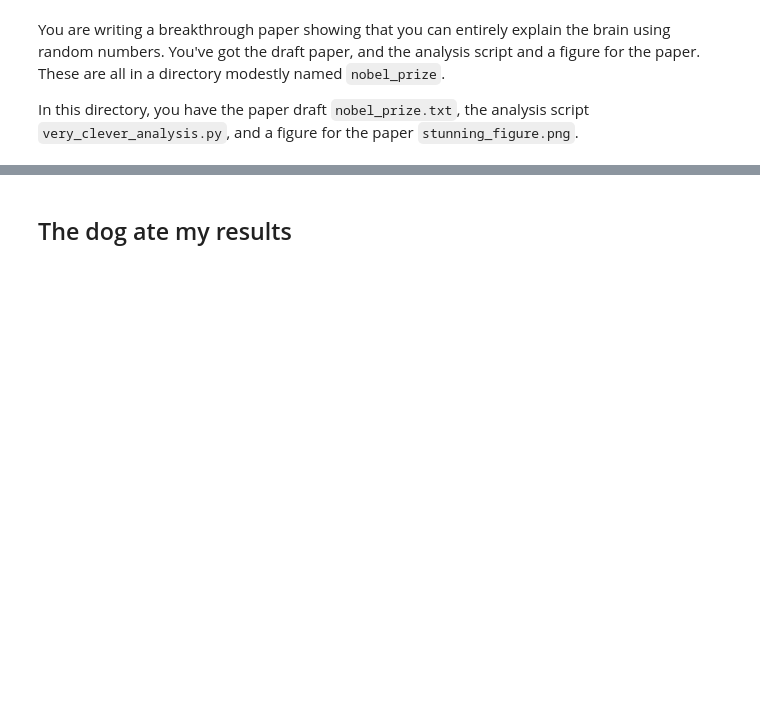
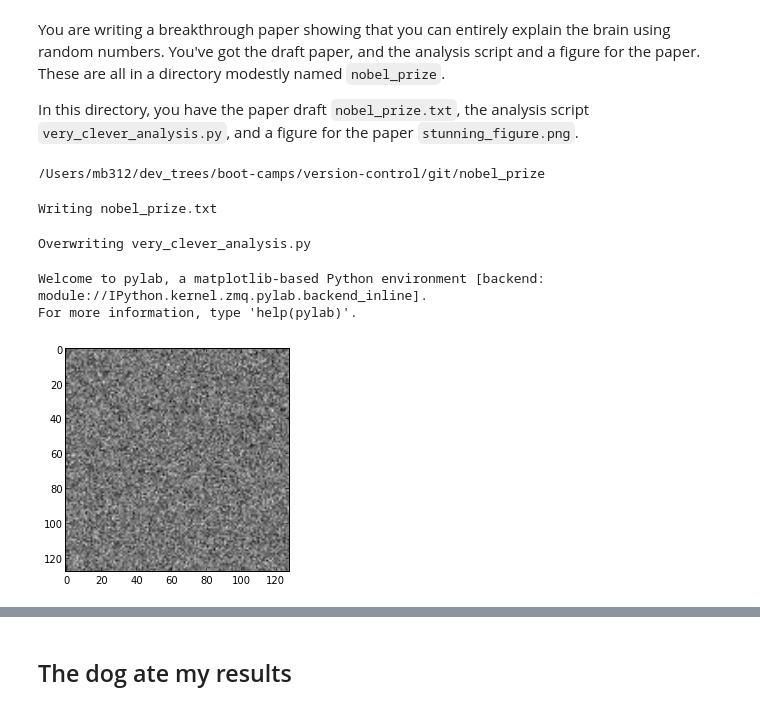
Before and after one commit to dongjwOU/boot-camps, a Jupyter notebook: version-control/git/roll_your_own_cms.ipynb, the cells around one changed output, grey strips where cells are left out. Cells and saved outputs as stored; diff of their text form; code cells hidden in the pictures; blank space fills up the shorter version.

```diff
--- a/version-control/git/roll_your_own_cms.ipynb
+++ b/version-control/git/roll_your_own_cms.ipynb
@@ -68,6 +52,57 @@ For more information, type 'help(pylab)'.
 You are writing a breakthrough paper showing that you can entirely explain the brain using random numbers.  You've got the draft paper, and the analysis script and a figure for the paper.  These are all in a directory modestly named ``nobel_prize``.
 
 In this directory, you have the paper draft ``nobel_prize.txt``, the analysis script ``very_clever_analysis.py``, and a figure for the paper ``stunning_figure.png``.
+# %%
+# Make the directory for the paper and change into the directory
+from os import chdir, getcwd, mkdir, listdir
+from os.path import split as psplit, abspath, isdir
+import shutil
+# If we are in the nobel_prize directory already, get out
+current_path = abspath(getcwd())
+if current_path.endswith('nobel_prize'):
+    chdir('..') # Change down a directory
+# If the directory exists, nuke it
+if isdir('nobel_prize'):
+    shutil.rmtree('nobel_prize')
+# Make the new directory, and change to it
+mkdir('nobel_prize')
+chdir('nobel_prize')
+# Check we are there
+print(getcwd())
+# The directory should be empty at this point
+assert listdir('.') == []
+# %% [output]
+/Users/mb312/dev_trees/boot-camps/version-control/git/nobel_prize
+# %%
+%%file nobel_prize.txt
+The brain is just a set of random numbers
+=========================================
+
+We have discovered that the brain is a set of random numbers.
+
+We have charts and graphs to back us up.
+# %% [output]
+Writing nobel_prize.txt
+# %%
+%%file very_clever_analysis.py
+# The brain analysis script
+import numpy as np
+
+# Make brain data
+brain_size = (128, 128)
+random_data = np.random.normal(size=brain_size)
+# %% [output]
+Overwriting very_clever_analysis.py
+# %%
+# Write the analysis figure to disk as a png file.
+%pylab inline
+more_random_data = np.random.normal(size=(128, 128))
+plt.imshow(more_random_data, cmap='gray')
+plt.savefig('stunning_figure.png')
+# %% [output]
+Welcome to pylab, a matplotlib-based Python environment [backend: module://IPython.kernel.zmq.pylab.backend_inline].
+For more information, type 'help(pylab)'.
+[figure, added]
 # %%
 import os
 os.listdir('.')
```
Also changed, not shown: parts of 59 cells of this notebook.
